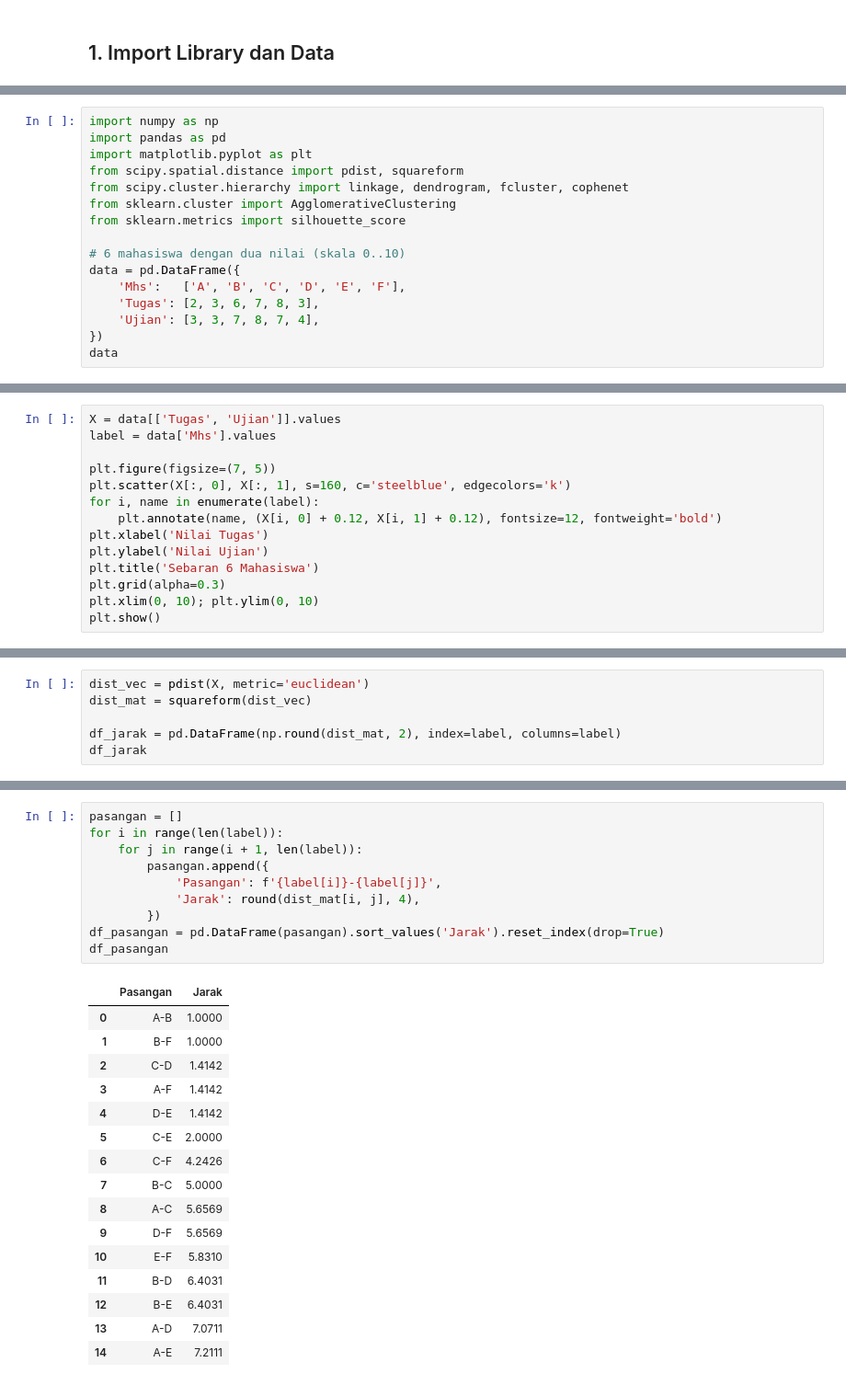
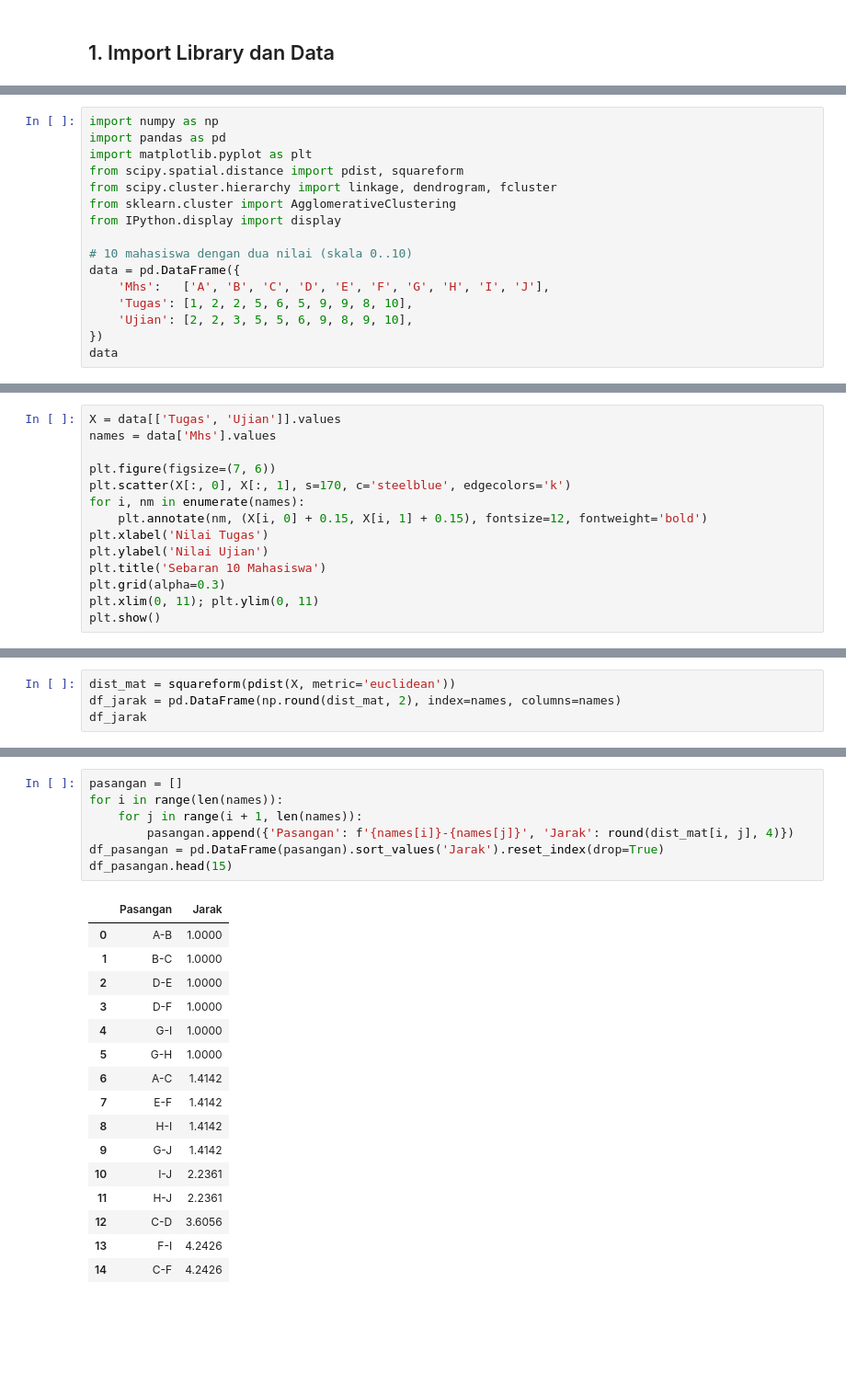
Before and after one commit to ravi-arnan/DataMining, a Jupyter notebook: Tugas3_Agglomerative.ipynb, the cells around one changed output, grey strips where cells are left out. Shown at 92% size. Drawn from its saved outputs; the diff is of its cells as text; blank space fills up the shorter version.

```diff
--- a/Tugas3_Agglomerative.ipynb
+++ b/Tugas3_Agglomerative.ipynb
@@ -30,14 +33,14 @@ import numpy as np
 import pandas as pd
 import matplotlib.pyplot as plt
 from scipy.spatial.distance import pdist, squareform
-from scipy.cluster.hierarchy import linkage, dendrogram, fcluster, cophenet
+from scipy.cluster.hierarchy import linkage, dendrogram, fcluster
 from sklearn.cluster import AgglomerativeClustering
-from sklearn.metrics import silhouette_score
+from IPython.display import display
 
-# 6 mahasiswa dengan dua nilai (skala 0..10)
+# 10 mahasiswa dengan dua nilai (skala 0..10)
 data = pd.DataFrame({
-    'Mhs':   ['A', 'B', 'C', 'D', 'E', 'F'],
-    'Tugas': [2, 3, 6, 7, 8, 3],
-    'Ujian': [3, 3, 7, 8, 7, 4],
+    'Mhs':   ['A', 'B', 'C', 'D', 'E', 'F', 'G', 'H', 'I', 'J'],
+    'Tugas': [1, 2, 2, 5, 6, 5, 9, 9, 8, 10],
+    'Ujian': [2, 2, 3, 5, 5, 6, 9, 8, 9, 10],
 })
 data
@@ -53,15 +69,15 @@ Tujuan agglomerative clustering adalah menemukan struktur kelompok tersebut seca
 # %%
 X = data[['Tugas', 'Ujian']].values
-label = data['Mhs'].values
+names = data['Mhs'].values
 
-plt.figure(figsize=(7, 5))
-plt.scatter(X[:, 0], X[:, 1], s=160, c='steelblue', edgecolors='k')
-for i, name in enumerate(label):
-    plt.annotate(name, (X[i, 0] + 0.12, X[i, 1] + 0.12), fontsize=12, fontweight='bold')
+plt.figure(figsize=(7, 6))
+plt.scatter(X[:, 0], X[:, 1], s=170, c='steelblue', edgecolors='k')
+for i, nm in enumerate(names):
+    plt.annotate(nm, (X[i, 0] + 0.15, X[i, 1] + 0.15), fontsize=12, fontweight='bold')
 plt.xlabel('Nilai Tugas')
 plt.ylabel('Nilai Ujian')
-plt.title('Sebaran 6 Mahasiswa')
+plt.title('Sebaran 10 Mahasiswa')
 plt.grid(alpha=0.3)
-plt.xlim(0, 10); plt.ylim(0, 10)
+plt.xlim(0, 11); plt.ylim(0, 11)
 plt.show()
 # %% [output]
@@ -83,7 +99,5 @@ Karena ada 6 data, matriks jarak berukuran **6 × 6** simetris dengan diagonal n
 # %%
-dist_vec = pdist(X, metric='euclidean')
-dist_mat = squareform(dist_vec)
-
-df_jarak = pd.DataFrame(np.round(dist_mat, 2), index=label, columns=label)
+dist_mat = squareform(pdist(X, metric='euclidean'))
+df_jarak = pd.DataFrame(np.round(dist_mat, 2), index=names, columns=names)
 df_jarak
 # %% [output]
@@ -101,28 +119,25 @@ Cell ini mencetak **15 pasangan jarak** secara terurut dari yang terkecil. Bergu
 # %%
 pasangan = []
-for i in range(len(label)):
-    for j in range(i + 1, len(label)):
-        pasangan.append({
-            'Pasangan': f'{label[i]}-{label[j]}',
-            'Jarak': round(dist_mat[i, j], 4),
-        })
+for i in range(len(names)):
+    for j in range(i + 1, len(names)):
+        pasangan.append({'Pasangan': f'{names[i]}-{names[j]}', 'Jarak': round(dist_mat[i, j], 4)})
 df_pasangan = pd.DataFrame(pasangan).sort_values('Jarak').reset_index(drop=True)
-df_pasangan
+df_pasangan.head(15)
 # %% [output]
 |  | Pasangan | Jarak |
 | 0 | A-B | 1.0000 |
-| 1 | B-F | 1.0000 |
-| 2 | C-D | 1.4142 |
-| 3 | A-F | 1.4142 |
-| 4 | D-E | 1.4142 |
-| 5 | C-E | 2.0000 |
-| 6 | C-F | 4.2426 |
-| 7 | B-C | 5.0000 |
-| 8 | A-C | 5.6569 |
-| 9 | D-F | 5.6569 |
-| 10 | E-F | 5.8310 |
-| 11 | B-D | 6.4031 |
-| 12 | B-E | 6.4031 |
-| 13 | A-D | 7.0711 |
-| 14 | A-E | 7.2111 |
+| 1 | B-C | 1.0000 |
+| 2 | D-E | 1.0000 |
+| 3 | D-F | 1.0000 |
+| 4 | G-I | 1.0000 |
+| 5 | G-H | 1.0000 |
+| 6 | A-C | 1.4142 |
+| 7 | E-F | 1.4142 |
+| 8 | H-I | 1.4142 |
+| 9 | G-J | 1.4142 |
+| 10 | I-J | 2.2361 |
+| 11 | H-J | 2.2361 |
+| 12 | C-D | 3.6056 |
+| 13 | F-I | 4.2426 |
+| 14 | C-F | 4.2426 |
 # %% [markdown]
```
Also changed, not shown: parts of 47 cells of this notebook.
